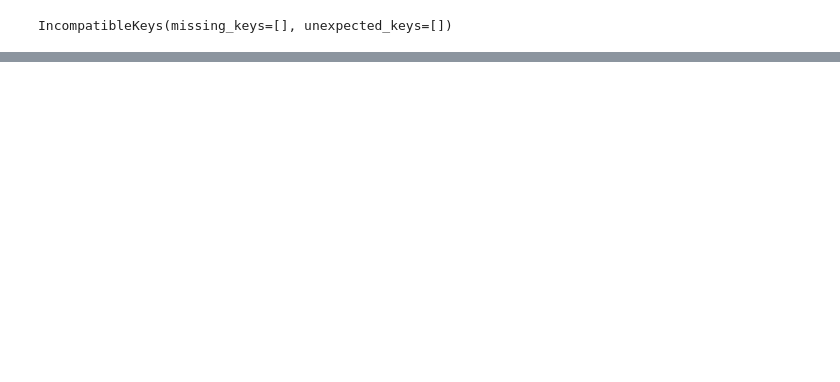
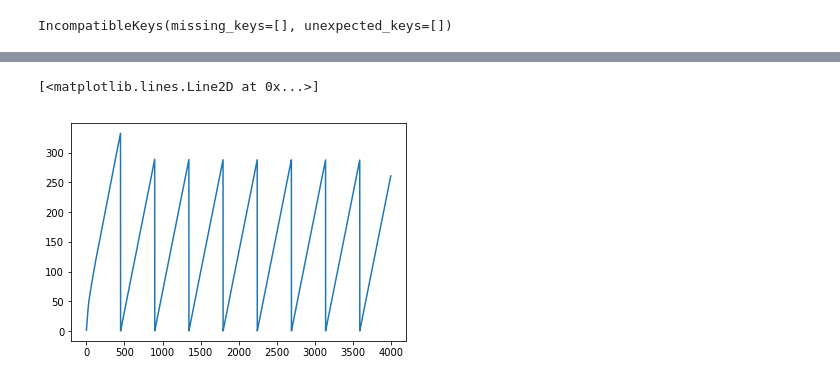
Before and after one commit to akashrajkn/akruti, a Jupyter notebook: src/Test and Plots.ipynb, the cells around one changed output, grey strips where cells are left out. Saved outputs shown, nothing was run; the diff lists cells and outputs as text; code cells hidden in the pictures; blank space fills up the shorter version.

```diff
--- a/src/Test and Plots.ipynb
+++ b/src/Test and Plots.ipynb
@@ -306,0 +307,2 @@ plot_kuma_samples(sample, actual, vocab)
+# %%
+epoch_details = pd.read_csv('../models/kumamsd_{}-{}/epoch_details.csv'.format(language, model_id))
@@ -306,0 +331,5 @@ plot_kuma_samples(sample, actual, vocab)
+# %%
+plt.plot(epoch_details[' loss'][:4000])
+# %% [output]
+[<matplotlib.lines.Line2D at 0x...>]
+[figure, added]
```
Also changed, not shown: parts of 11 cells of this notebook, 1 other file.
